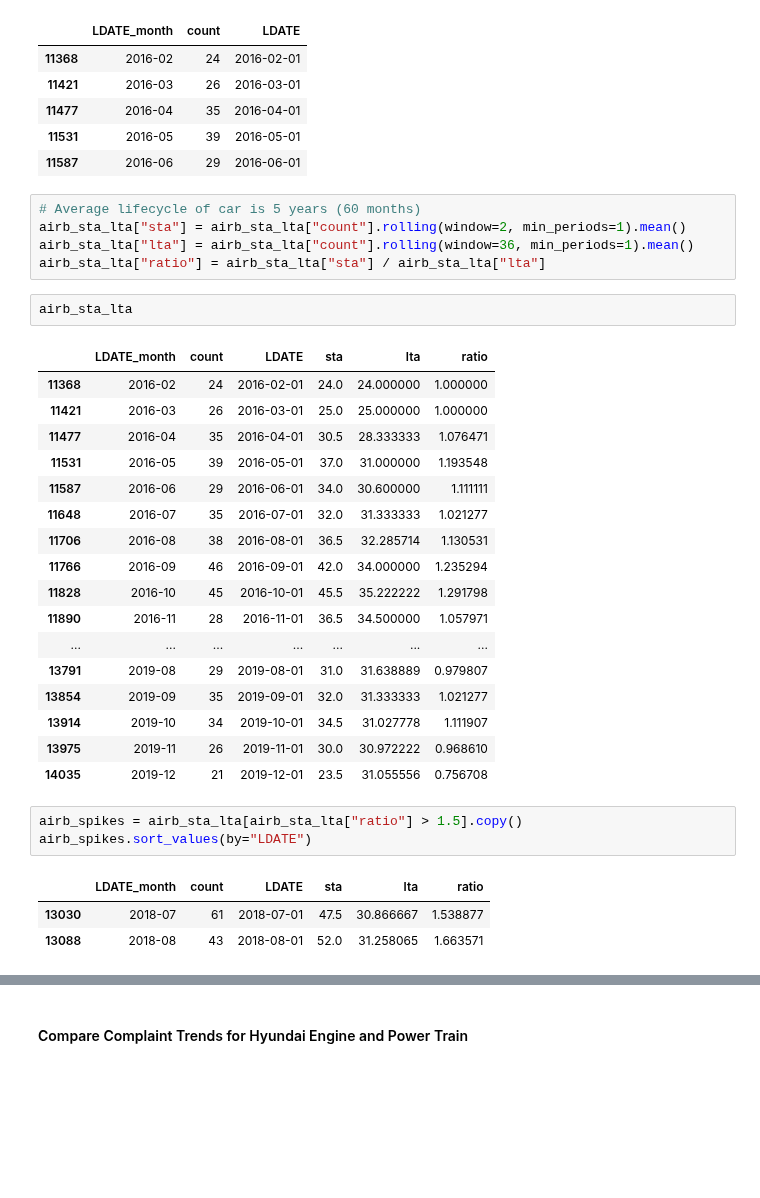
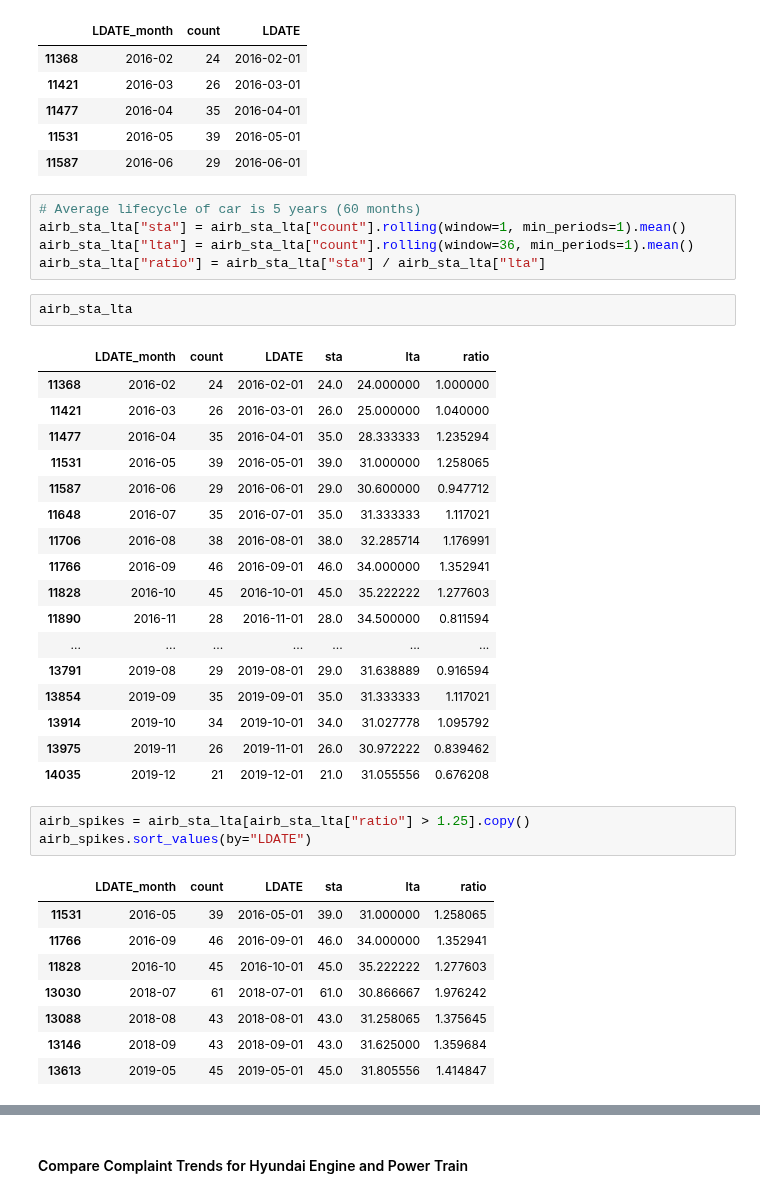
Before and after one commit to prithvidasgupta/si671, a Jupyter notebook: pm_parts_nb.ipynb, the cells around one changed output, grey strips where cells are left out. Cells and saved outputs as stored; diff of their text form; blank space fills up the shorter version.

```diff
--- a/pm_parts_nb.ipynb
+++ b/pm_parts_nb.ipynb
@@ -1233,7 +1233,7 @@ airb_sta_lta.head()
 | 11587 | 2016-06 | 29 | 2016-06-01 |
 # %%
 # Average lifecycle of car is 5 years (60 months)
-airb_sta_lta["sta"] = airb_sta_lta["count"].rolling(window=2, min_periods=1).mean()
+airb_sta_lta["sta"] = airb_sta_lta["count"].rolling(window=1, min_periods=1).mean()
 airb_sta_lta["lta"] = airb_sta_lta["count"].rolling(window=36, min_periods=1).mean()
 airb_sta_lta["ratio"] = airb_sta_lta["sta"] / airb_sta_lta["lta"]
 # %%
@@ -1241,25 +1241,30 @@ airb_sta_lta
 # %% [output]
 |  | LDATE_month | count | LDATE | sta | lta | ratio |
 | 11368 | 2016-02 | 24 | 2016-02-01 | 24.0 | 24.000000 | 1.000000 |
-| 11421 | 2016-03 | 26 | 2016-03-01 | 25.0 | 25.000000 | 1.000000 |
-| 11477 | 2016-04 | 35 | 2016-04-01 | 30.5 | 28.333333 | 1.076471 |
-| 11531 | 2016-05 | 39 | 2016-05-01 | 37.0 | 31.000000 | 1.193548 |
-| 11587 | 2016-06 | 29 | 2016-06-01 | 34.0 | 30.600000 | 1.111111 |
-| 11648 | 2016-07 | 35 | 2016-07-01 | 32.0 | 31.333333 | 1.021277 |
-| 11706 | 2016-08 | 38 | 2016-08-01 | 36.5 | 32.285714 | 1.130531 |
-| 11766 | 2016-09 | 46 | 2016-09-01 | 42.0 | 34.000000 | 1.235294 |
-| 11828 | 2016-10 | 45 | 2016-10-01 | 45.5 | 35.222222 | 1.291798 |
-| 11890 | 2016-11 | 28 | 2016-11-01 | 36.5 | 34.500000 | 1.057971 |
+| 11421 | 2016-03 | 26 | 2016-03-01 | 26.0 | 25.000000 | 1.040000 |
+| 11477 | 2016-04 | 35 | 2016-04-01 | 35.0 | 28.333333 | 1.235294 |
+| 11531 | 2016-05 | 39 | 2016-05-01 | 39.0 | 31.000000 | 1.258065 |
+| 11587 | 2016-06 | 29 | 2016-06-01 | 29.0 | 30.600000 | 0.947712 |
+| 11648 | 2016-07 | 35 | 2016-07-01 | 35.0 | 31.333333 | 1.117021 |
+| 11706 | 2016-08 | 38 | 2016-08-01 | 38.0 | 32.285714 | 1.176991 |
+| 11766 | 2016-09 | 46 | 2016-09-01 | 46.0 | 34.000000 | 1.352941 |
+| 11828 | 2016-10 | 45 | 2016-10-01 | 45.0 | 35.222222 | 1.277603 |
+| 11890 | 2016-11 | 28 | 2016-11-01 | 28.0 | 34.500000 | 0.811594 |
 | ... | ... | ... | ... | ... | ... | ... |
-| 13791 | 2019-08 | 29 | 2019-08-01 | 31.0 | 31.638889 | 0.979807 |
-| 13854 | 2019-09 | 35 | 2019-09-01 | 32.0 | 31.333333 | 1.021277 |
-| 13914 | 2019-10 | 34 | 2019-10-01 | 34.5 | 31.027778 | 1.111907 |
-| 13975 | 2019-11 | 26 | 2019-11-01 | 30.0 | 30.972222 | 0.968610 |
-| 14035 | 2019-12 | 21 | 2019-12-01 | 23.5 | 31.055556 | 0.756708 |
+| 13791 | 2019-08 | 29 | 2019-08-01 | 29.0 | 31.638889 | 0.916594 |
+| 13854 | 2019-09 | 35 | 2019-09-01 | 35.0 | 31.333333 | 1.117021 |
+| 13914 | 2019-10 | 34 | 2019-10-01 | 34.0 | 31.027778 | 1.095792 |
+| 13975 | 2019-11 | 26 | 2019-11-01 | 26.0 | 30.972222 | 0.839462 |
+| 14035 | 2019-12 | 21 | 2019-12-01 | 21.0 | 31.055556 | 0.676208 |
 # %%
-airb_spikes = airb_sta_lta[airb_sta_lta["ratio"] > 1.5].copy()
+airb_spikes = airb_sta_lta[airb_sta_lta["ratio"] > 1.25].copy()
 airb_spikes.sort_values(by="LDATE")
 # %% [output]
 |  | LDATE_month | count | LDATE | sta | lta | ratio |
-| 13030 | 2018-07 | 61 | 2018-07-01 | 47.5 | 30.866667 | 1.538877 |
-| 13088 | 2018-08 | 43 | 2018-08-01 | 52.0 | 31.258065 | 1.663571 |
+| 11531 | 2016-05 | 39 | 2016-05-01 | 39.0 | 31.000000 | 1.258065 |
+| 11766 | 2016-09 | 46 | 2016-09-01 | 46.0 | 34.000000 | 1.352941 |
+| 11828 | 2016-10 | 45 | 2016-10-01 | 45.0 | 35.222222 | 1.277603 |
+| 13030 | 2018-07 | 61 | 2018-07-01 | 61.0 | 30.866667 | 1.976242 |
+| 13088 | 2018-08 | 43 | 2018-08-01 | 43.0 | 31.258065 | 1.375645 |
+| 13146 | 2018-09 | 43 | 2018-09-01 | 43.0 | 31.625000 | 1.359684 |
+| 13613 | 2019-05 | 45 | 2019-05-01 | 45.0 | 31.805556 | 1.414847 |
```
Also changed, not shown: parts of 13 cells of this notebook.
